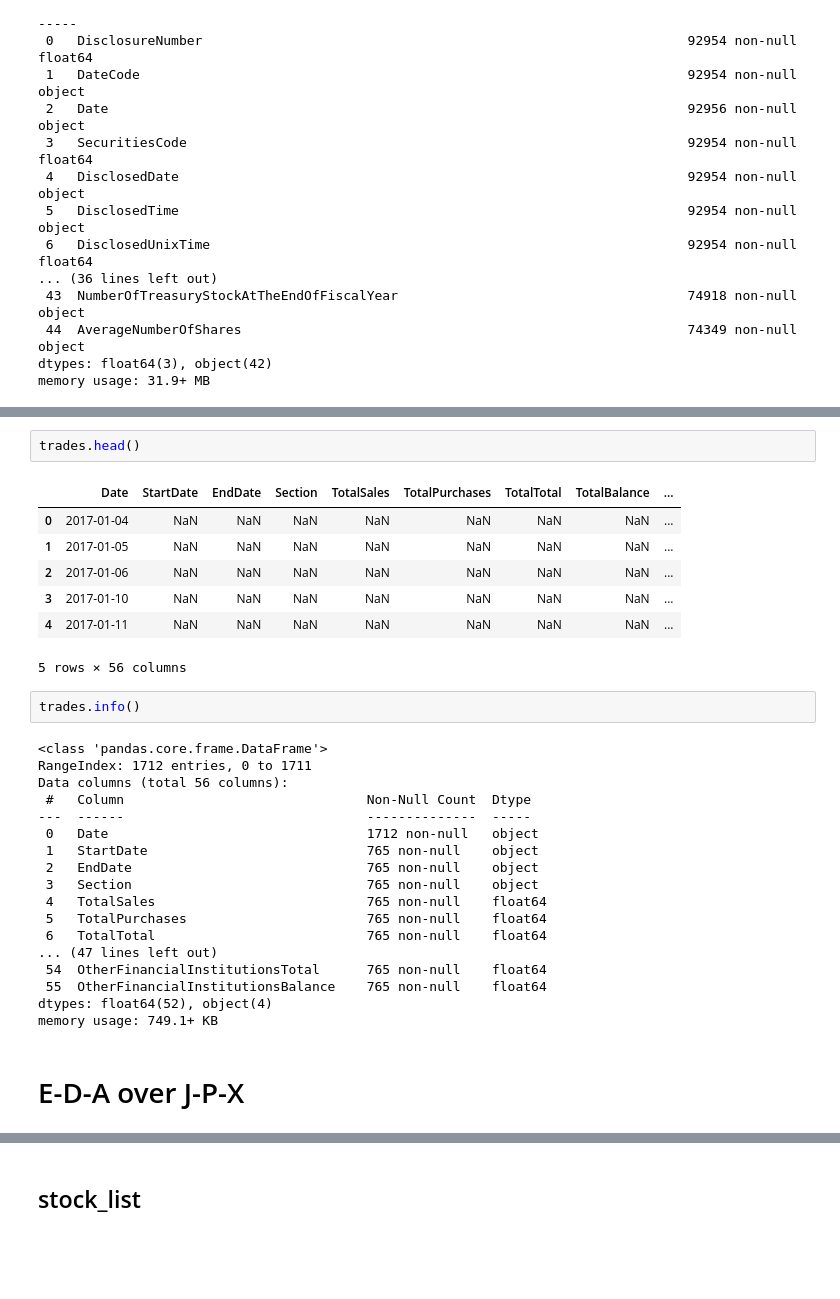
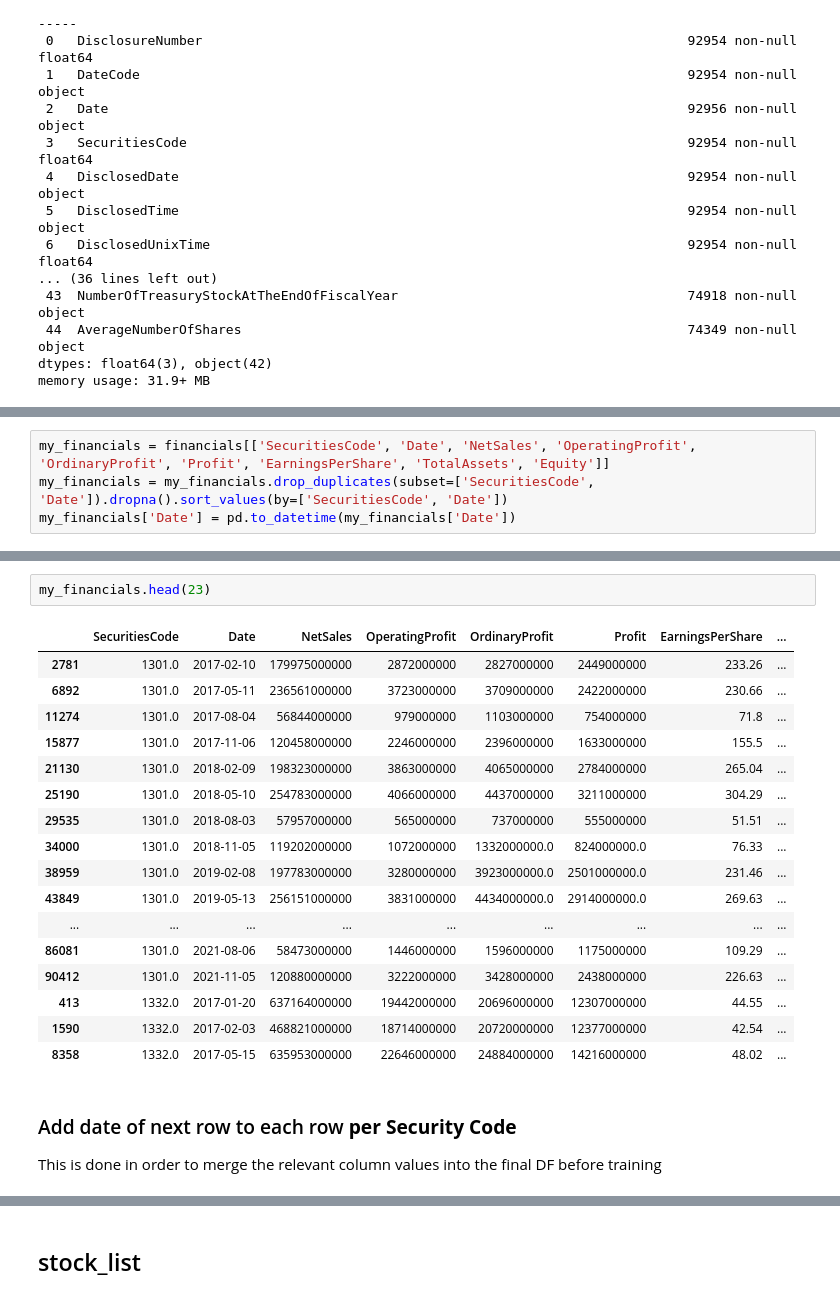
Before and after one commit to ofirnesher-nemodata/jpx-tokyo-stock-exchange-prediction, a Jupyter notebook: eda.ipynb, the cells around one changed output, grey strips where cells are left out. Drawn from its saved outputs; the diff is of its cells as text; blank space fills up the shorter version.

Commit message:
Taking relevant columns from each CSV and starting to merge those into a single Df to be our training set. Also, cleaned stocks which are not available every day and are delisted.

```diff
--- a/eda.ipynb
+++ b/eda.ipynb
@@ -151 +246,5 @@ options.head()
+# %%
+my_financials = financials[['SecuritiesCode', 'Date', 'NetSales', 'OperatingProfit', 'OrdinaryProfit', 'Profit', 'EarningsPerShare', 'TotalAssets', 'Equity']]
+my_financials = my_financials.drop_duplicates(subset=['SecuritiesCode', 'Date']).dropna().sort_values(by=['SecuritiesCode', 'Date'])
+my_financials['Date'] = pd.to_datetime(my_financials['Date'])
 # %%
@@ -202,32 +269,23 @@ memory usage: 202.4+ MB
-# %%
-trades.head()
-# %% [output]
-|  | Date | StartDate | EndDate | Section | TotalSales | TotalPurchases | TotalTotal | TotalBalance | ... |
-| 0 | 2017-01-04 | NaN | NaN | NaN | NaN | NaN | NaN | NaN | ... |
-| 1 | 2017-01-05 | NaN | NaN | NaN | NaN | NaN | NaN | NaN | ... |
-| 2 | 2017-01-06 | NaN | NaN | NaN | NaN | NaN | NaN | NaN | ... |
-| 3 | 2017-01-10 | NaN | NaN | NaN | NaN | NaN | NaN | NaN | ... |
-| 4 | 2017-01-11 | NaN | NaN | NaN | NaN | NaN | NaN | NaN | ... |
-5 rows × 56 columns
-# %%
-trades.info()
-# %% [output]
-<class 'pandas.core.frame.DataFrame'>
-RangeIndex: 1712 entries, 0 to 1711
-Data columns (total 56 columns):
- #   Column                               Non-Null Count  Dtype
----  ------                               --------------  -----
- 0   Date                                 1712 non-null   object
- 1   StartDate                            765 non-null    object
- 2   EndDate                              765 non-null    object
- 3   Section                              765 non-null    object
- 4   TotalSales                           765 non-null    float64
- 5   TotalPurchases                       765 non-null    float64
- 6   TotalTotal                           765 non-null    float64
-... (47 lines left out)
- 54  OtherFinancialInstitutionsTotal      765 non-null    float64
- 55  OtherFinancialInstitutionsBalance    765 non-null    float64
-dtypes: float64(52), object(4)
-memory usage: 749.1+ KB
-# %% [markdown]
-# E-D-A over J-P-X
+# %%
+my_financials.head(23)
+# %% [output]
+|  | SecuritiesCode | Date | NetSales | OperatingProfit | OrdinaryProfit | Profit | EarningsPerShare | ... |
+| 2781 | 1301.0 | 2017-02-10 | 179975000000 | 2872000000 | 2827000000 | 2449000000 | 233.26 | ... |
+| 6892 | 1301.0 | 2017-05-11 | 236561000000 | 3723000000 | 3709000000 | 2422000000 | 230.66 | ... |
+| 11274 | 1301.0 | 2017-08-04 | 56844000000 | 979000000 | 1103000000 | 754000000 | 71.8 | ... |
+| 15877 | 1301.0 | 2017-11-06 | 120458000000 | 2246000000 | 2396000000 | 1633000000 | 155.5 | ... |
+| 21130 | 1301.0 | 2018-02-09 | 198323000000 | 3863000000 | 4065000000 | 2784000000 | 265.04 | ... |
+| 25190 | 1301.0 | 2018-05-10 | 254783000000 | 4066000000 | 4437000000 | 3211000000 | 304.29 | ... |
+| 29535 | 1301.0 | 2018-08-03 | 57957000000 | 565000000 | 737000000 | 555000000 | 51.51 | ... |
+| 34000 | 1301.0 | 2018-11-05 | 119202000000 | 1072000000 | 1332000000.0 | 824000000.0 | 76.33 | ... |
+| 38959 | 1301.0 | 2019-02-08 | 197783000000 | 3280000000 | 3923000000.0 | 2501000000.0 | 231.46 | ... |
+| 43849 | 1301.0 | 2019-05-13 | 256151000000 | 3831000000 | 4434000000.0 | 2914000000.0 | 269.63 | ... |
+| ... | ... | ... | ... | ... | ... | ... | ... | ... |
+| 86081 | 1301.0 | 2021-08-06 | 58473000000 | 1446000000 | 1596000000 | 1175000000 | 109.29 | ... |
+| 90412 | 1301.0 | 2021-11-05 | 120880000000 | 3222000000 | 3428000000 | 2438000000 | 226.63 | ... |
+| 413 | 1332.0 | 2017-01-20 | 637164000000 | 19442000000 | 20696000000 | 12307000000 | 44.55 | ... |
+| 1590 | 1332.0 | 2017-02-03 | 468821000000 | 18714000000 | 20720000000 | 12377000000 | 42.54 | ... |
+| 8358 | 1332.0 | 2017-05-15 | 635953000000 | 22646000000 | 24884000000 | 14216000000 | 48.02 | ... |
+# %% [markdown]
+### Add date of next row to each row **per Security Code**
+This is done in order to merge the relevant column values into the final DF before training
```
Also changed, not shown: parts of 31 cells of this notebook.
